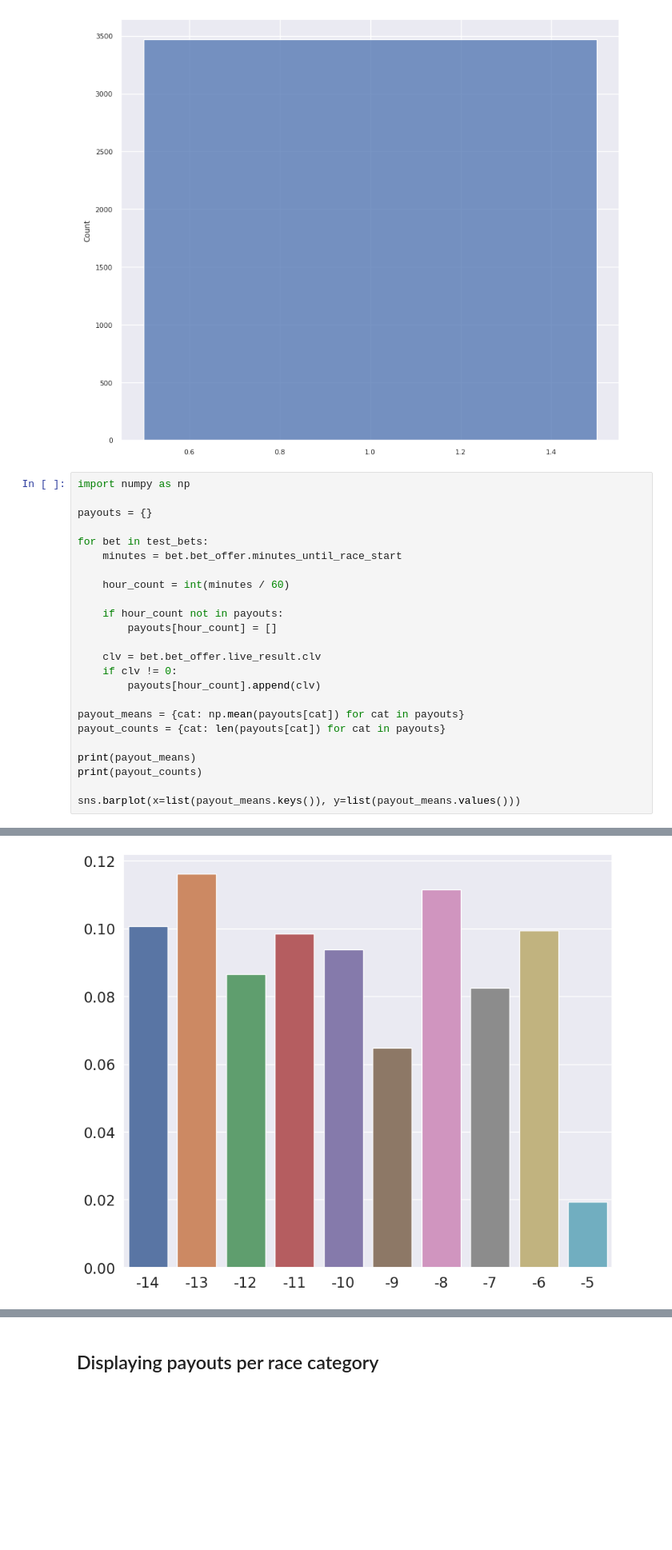
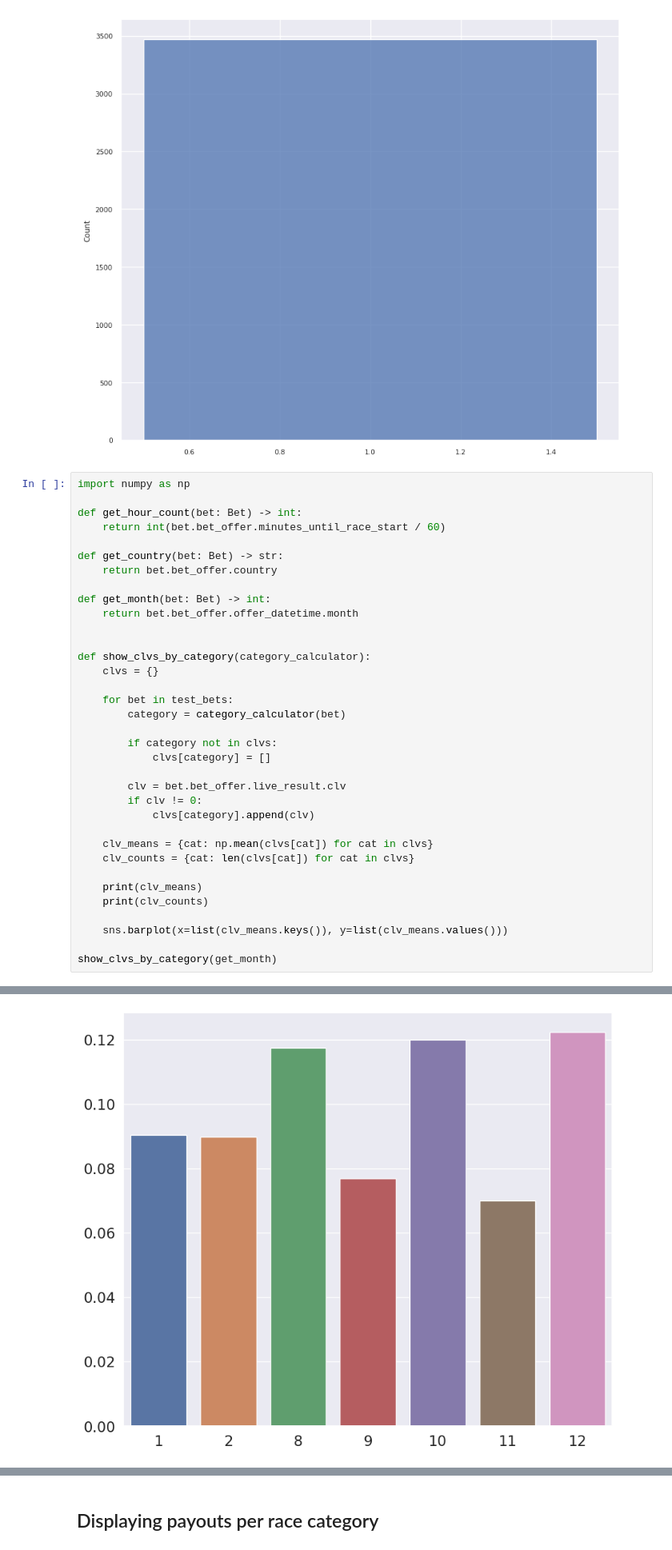
Before and after one commit to Dateb/WageringSystem, a Jupyter notebook: notebooks/Results Plotting.ipynb, the cells around one changed output, grey strips where cells are left out. Shown at 80% size. Cells and saved outputs as stored; diff of their text form; blank space fills up the shorter version.

Commit message:
Collected values of a day before the feature source update, then updated feature sources on the aggregated values.

```diff
--- a/notebooks/Results Plotting.ipynb
+++ b/notebooks/Results Plotting.ipynb
@@ -138,25 +145,36 @@ sns.histplot(n_winners)
 # %%
 import numpy as np
 
-payouts = {}
+def get_hour_count(bet: Bet) -> int:
+    return int(bet.bet_offer.minutes_until_race_start / 60)
 
-for bet in test_bets:
-    minutes = bet.bet_offer.minutes_until_race_start
+def get_country(bet: Bet) -> str:
+    return bet.bet_offer.country
 
-    hour_count = int(minutes / 60)
+def get_month(bet: Bet) -> int:
+    return bet.bet_offer.offer_datetime.month
 
-    if hour_count not in payouts:
-        payouts[hour_count] = []
 
-    clv = bet.bet_offer.live_result.clv
-    if clv != 0:
-        payouts[hour_count].append(clv)
+def show_clvs_by_category(category_calculator):
+    clvs = {}
 
-payout_means = {cat: np.mean(payouts[cat]) for cat in payouts}
-payout_counts = {cat: len(payouts[cat]) for cat in payouts}
+    for bet in test_bets:
+        category = category_calculator(bet)
 
-print(payout_means)
-print(payout_counts)
+        if category not in clvs:
+            clvs[category] = []
 
-sns.barplot(x=list(payout_means.keys()), y=list(payout_means.values()))
+        clv = bet.bet_offer.live_result.clv
+        if clv != 0:
+            clvs[category].append(clv)
+
+    clv_means = {cat: np.mean(clvs[cat]) for cat in clvs}
+    clv_counts = {cat: len(clvs[cat]) for cat in clvs}
+
+    print(clv_means)
+    print(clv_counts)
+
+    sns.barplot(x=list(clv_means.keys()), y=list(clv_means.values()))
+
+show_clvs_by_category(get_month)
 # %% [output]
@@ -166,4 +183,4 @@ sns.barplot(x=list(payout_means.keys()), y=list(payout_means.values()))
-[figure, old version]
+[figure, new version]
 # %%
 month_count = {}
 
```
Also changed, not shown: parts of 2 cells of this notebook, 18 other files.
